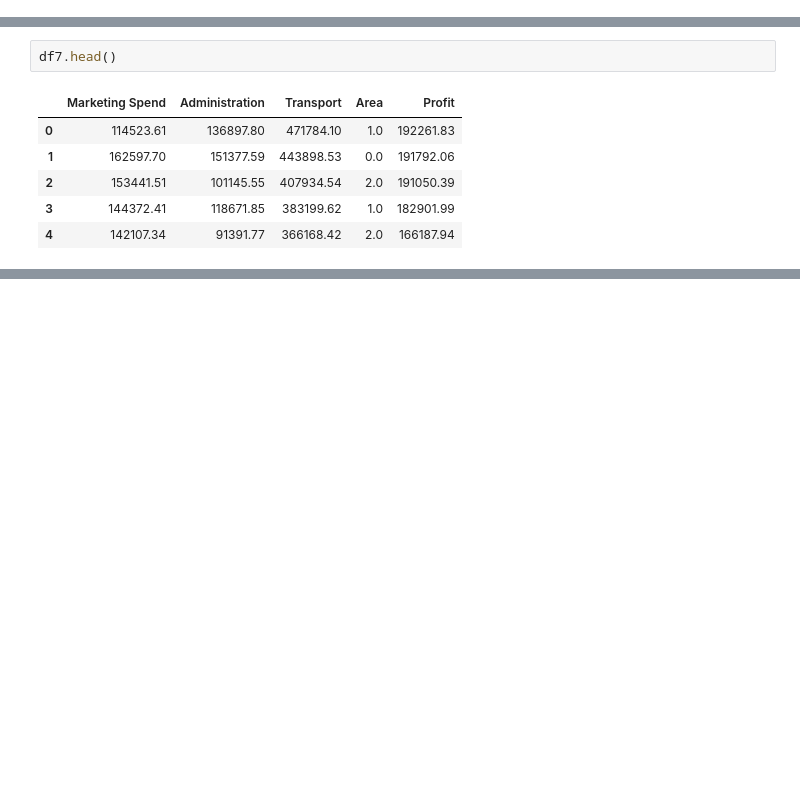
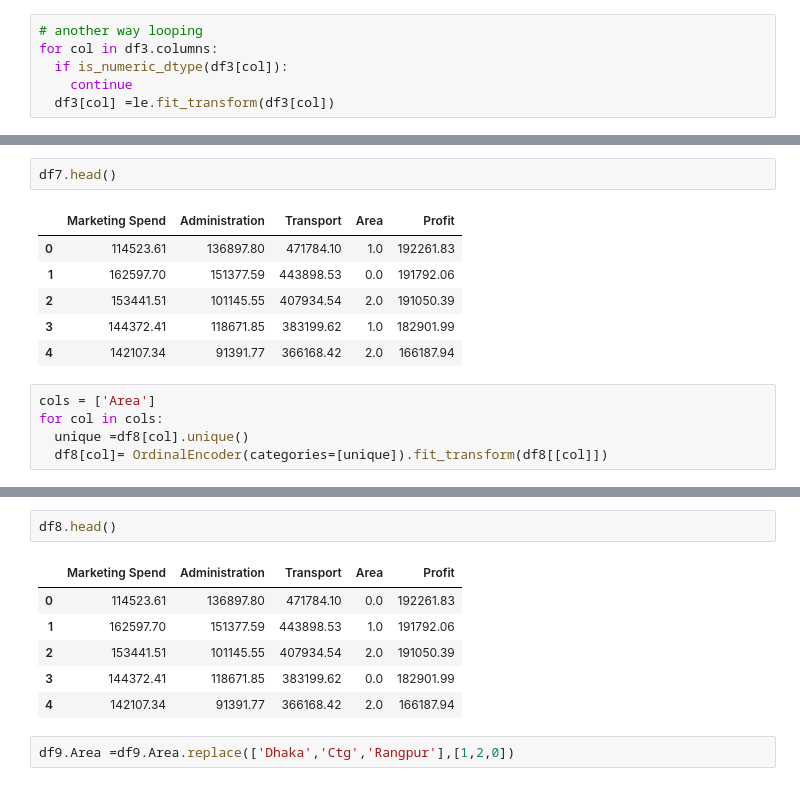
Before and after one commit to mostafizur1997/Machine-Learning-Project, a Jupyter notebook: Feature_EngineeringEncoding.ipynb, the cells around one changed output, grey strips where cells are left out. Drawn from its saved outputs; the diff is of its cells as text; blank space fills up the shorter version.

```diff
--- a/Feature_EngineeringEncoding.ipynb
+++ b/Feature_EngineeringEncoding.ipynb
@@ -135,0 +150,6 @@ df2.head()
+# %%
+# another way looping
+for col in df3.columns:
+  if is_numeric_dtype(df3[col]):
+    continue
+  df3[col] =le.fit_transform(df3[col])
@@ -286,3 +315,8 @@ df7.head()
 | 2 | 153441.51 | 101145.55 | 407934.54 | 2.0 | 191050.39 |
 | 3 | 144372.41 | 118671.85 | 383199.62 | 1.0 | 182901.99 |
 | 4 | 142107.34 | 91391.77 | 366168.42 | 2.0 | 166187.94 |
+# %%
+cols = ['Area']
+for col in cols:
+  unique =df8[col].unique()
+  df8[col]= OrdinalEncoder(categories=[unique]).fit_transform(df8[[col]])
@@ -288,0 +332,11 @@ df7.head()
+# %%
+df8.head()
+# %% [output]
+|  | Marketing Spend | Administration | Transport | Area | Profit |
+| 0 | 114523.61 | 136897.80 | 471784.10 | 0.0 | 192261.83 |
+| 1 | 162597.70 | 151377.59 | 443898.53 | 1.0 | 191792.06 |
+| 2 | 153441.51 | 101145.55 | 407934.54 | 2.0 | 191050.39 |
+| 3 | 144372.41 | 118671.85 | 383199.62 | 0.0 | 182901.99 |
+| 4 | 142107.34 | 91391.77 | 366168.42 | 2.0 | 166187.94 |
+# %%
+df9.Area =df9.Area.replace(['Dhaka','Ctg','Rangpur'],[1,2,0])
```
Also changed, not shown: parts of 25 cells of this notebook.
